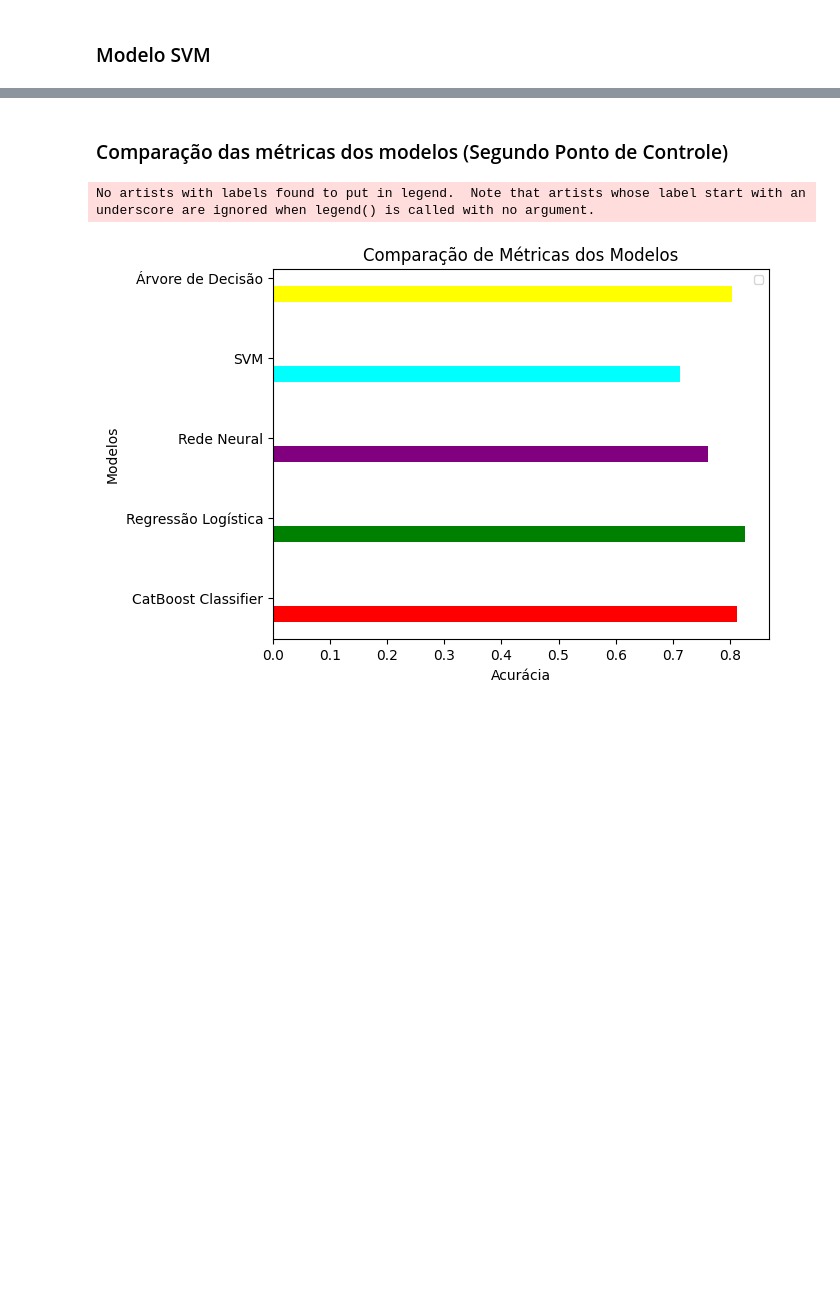
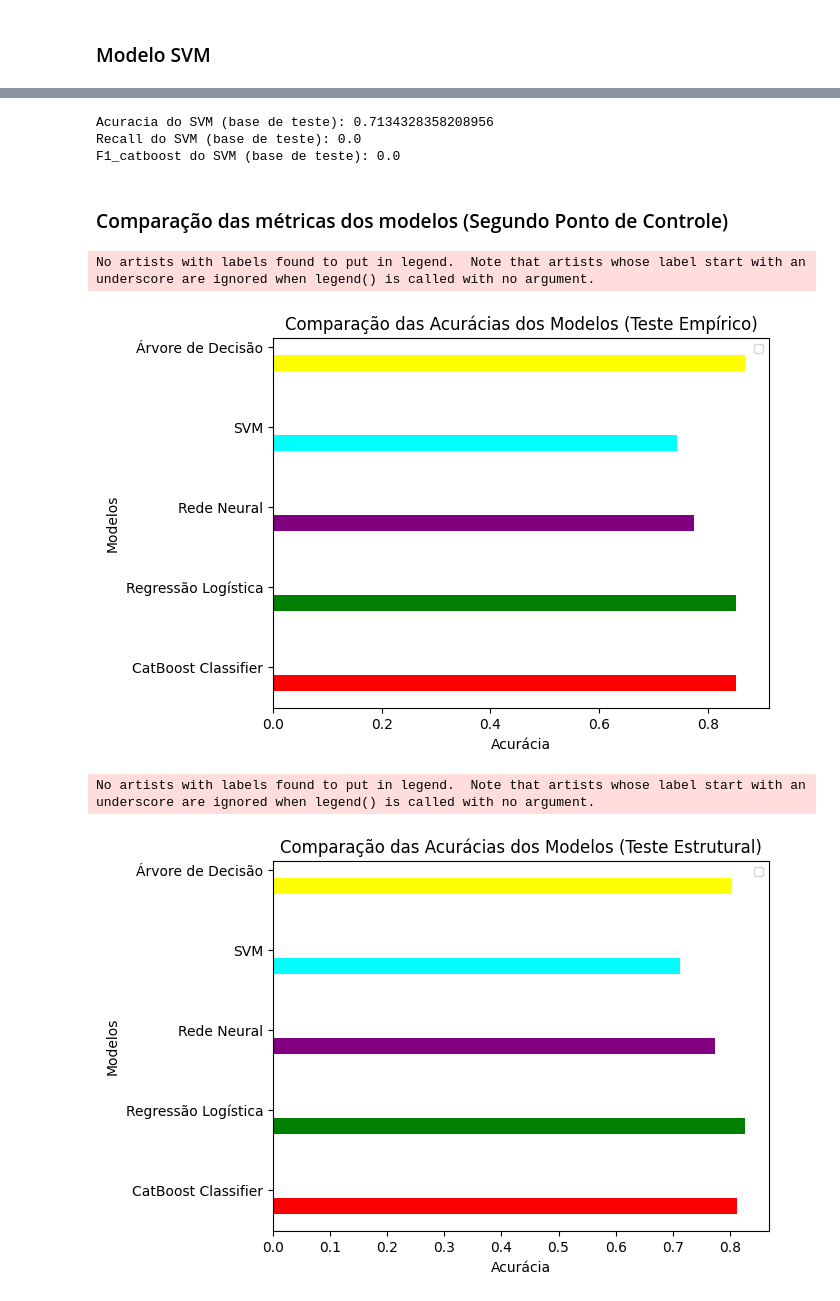
Before and after one commit to FelipeMMMendes/Machine-Learning-Churn-Project, a Jupyter notebook: model.ipynb, the cells around one changed output, grey strips where cells are left out. Saved outputs shown, nothing was run; the diff lists cells and outputs as text; code cells hidden in the pictures; blank space fills up the shorter version.

Commit message:
Implementado os gráficos das métricas dos modelos (ponto de controle 2)

```diff
--- a/model.ipynb
+++ b/model.ipynb
@@ -489,3 +618,19 @@ Precisão do modelo SVM: 0.7134328358208956
+# %%
+from sklearn.metrics import accuracy_score, recall_score, f1_score
+
+previsoes_svm = modelo_svm.predict(X_test)
+
+acuracia_svm_est = accuracy_score(y_test, previsoes_svm)
+recall_svm_est = recall_score(y_test, previsoes_svm)
+f1_svm_est = f1_score(y_test, previsoes_svm)
+
+print(f"Acuracia do SVM (base de teste): {acuracia_svm_est}")
+print(f"Recall do SVM (base de teste): {recall_svm_est}")
+print(f"F1_catboost do SVM (base de teste): {f1_svm_est}")
+# %% [output]
+Acuracia do SVM (base de teste): 0.7134328358208956
+Recall do SVM (base de teste): 0.0
+F1_catboost do SVM (base de teste): 0.0
 # %% [markdown]
 ### Comparação das métricas dos modelos (Segundo Ponto de Controle)
 # %%
@@ -493,34 +638,64 @@ import matplotlib.pyplot as plt
 
 # Métricas dos cinco modelos
 nomes_modelos = ['CatBoost Classifier', 'Regressão Logística', 'Rede Neural', 'SVM', 'Árvore de Decisão']
-acuracias = [acuracia_catboost, acuracia_reg_logistica, acuracia_NN, acuracia_svm, acuracia_arvore_decisão]
+acuracias = [acuracia_catboost_emp, acuracia_reglog_emp, acuracia_NN_emp, acuracia_svm_emp, acuracia_arvore_decisao_emp]
 # recall = [recall_modelo1, recall_modelo2, recall_modelo3, recall_modelo4, recall_modelo5]
 # f1_scores = [f1_score_modelo1, f1_score_modelo2, f1_score_modelo3, f1_score_modelo4, f1_score_modelo5]
 
 # Definir a largura das barras
 largura_barra = 0.2
 
 # Criar índices para as posições das barras
 indices = range(len(nomes_modelos))
 
 # Plotar as barras para precisão
 plt.barh(indices, acuracias, largura_barra, color = ["red","green","purple","cyan","yellow"])
 
 # Plotar as barras para recall
 # plt.bar([i + largura_barra for i in indices], recall, largura_barra, label='Recall')
 
 # # Plotar as barras para F1-score
 # plt.bar([i + 2 * largura_barra for i in indices], f1_scores, largura_barra, label='F1-score')
 
 # Adicionar legendas, rótulos e título
 plt.ylabel('Modelos')
 plt.xlabel('Acurácia')
-plt.title('Comparação de Métricas dos Modelos')
+plt.title('Comparação das Acurácias dos Modelos (Teste Empírico)')
 plt.yticks([i + largura_barra for i in indices], nomes_modelos)
 plt.legend(fontsize='small')
 
 # Mostrar o gráfico
 plt.show()
+
+import matplotlib.pyplot as plt
+
+# Métricas dos cinco modelos
+nomes_modelos = ['CatBoost Classifier', 'Regressão Logística', 'Rede Neural', 'SVM', 'Árvore de Decisão']
+acuracias = [acuracia_catboost_est, acuracia_reglog_est, acuracia_NN_est, acuracia_svm_est, acuracia_arvore_decisao_est]
+# recall = [recall_modelo1, recall_modelo2, recall_modelo3, recall_modelo4, recall_modelo5]
+# f1_scores = [f1_score_modelo1, f1_score_modelo2, f1_score_modelo3, f1_score_modelo4, f1_score_modelo5]
+
+# Definir a largura das barras
+largura_barra = 0.2
+
+# Criar índices para as posições das barras
+indices = range(len(nomes_modelos))
+
+# Plotar as barras para precisão
+plt.barh(indices, acuracias, largura_barra, color = ["red","green","purple","cyan","yellow"])
+
+
+# Adicionar legendas, rótulos e título
+plt.ylabel('Modelos')
+plt.xlabel('Acurácia')
+plt.title('Comparação das Acurácias dos Modelos (Teste Estrutural)')
+plt.yticks([i + largura_barra for i in indices], nomes_modelos)
+plt.legend(fontsize='small')
+
+# Mostrar o gráfico
+plt.show()
 # %% [output]
 No artists with labels found to put in legend.  Note that artists whose label start with an underscore are ignored when legend() is called with no argument.
-[figure, old version]
+[figure, new version]
+No artists with labels found to put in legend.  Note that artists whose label start with an underscore are ignored when legend() is called with no argument.
+[figure, added]
```
Also changed, not shown: parts of 33 cells of this notebook.
